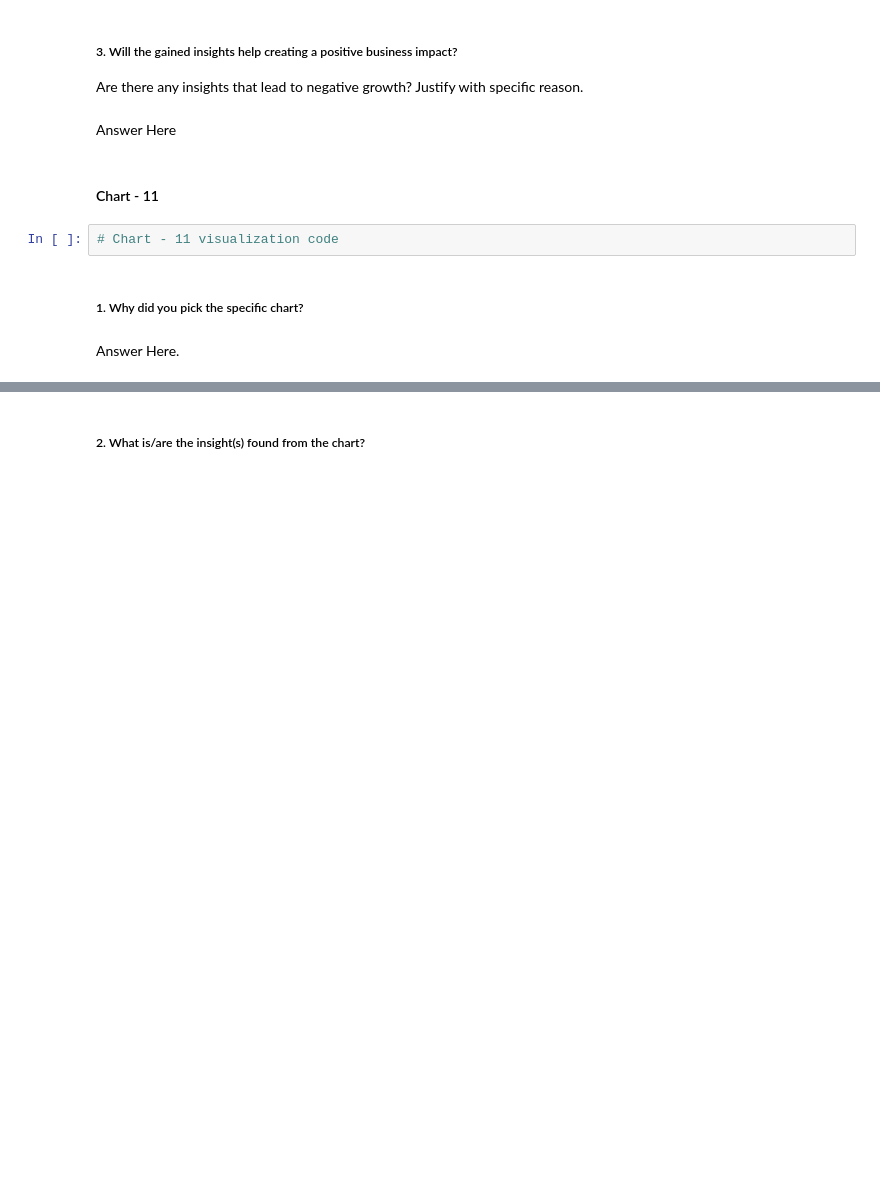
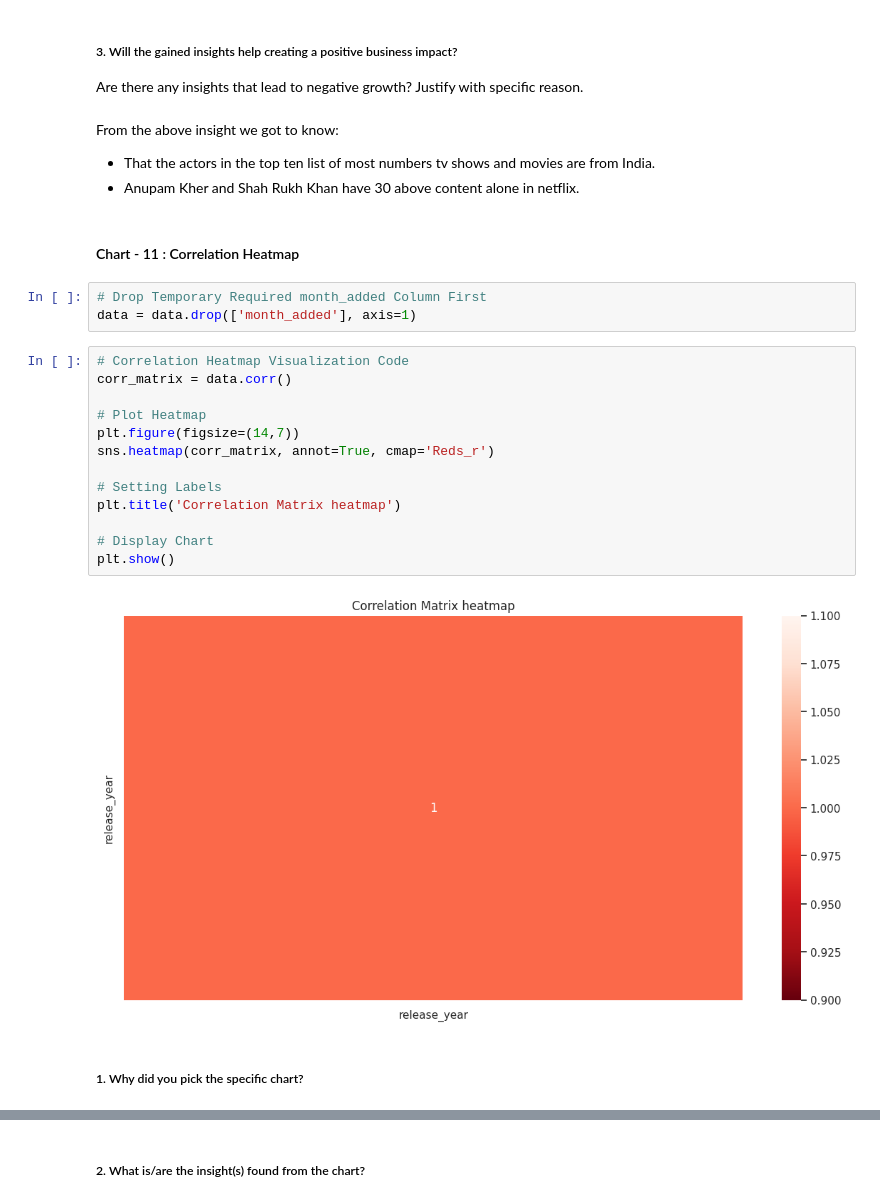
Before and after one commit to Apaulgithub/Netflix_Movies_And_TV_Shows_Clustering, a Jupyter notebook: Netflix_Movies_And_TV_Shows_Clustering_(Unsupervised_ML).ipynb, the cells around one changed output, grey strips where cells are left out. Cells and saved outputs as stored; diff of their text form; blank space fills up the shorter version.

```diff
--- a/Netflix_Movies_And_TV_Shows_Clustering_(Unsupervised_ML).ipynb
+++ b/Netflix_Movies_And_TV_Shows_Clustering_(Unsupervised_ML).ipynb
@@ -780,13 +802,29 @@ Answer Here
 # %% [markdown]
 ##### 3. Will the gained insights help creating a positive business impact?
 Are there any insights that lead to negative growth? Justify with specific reason.
-# %% [markdown]
-Answer Here
+# %% [markdown]
+From the above insight we got to know:
+*  That the actors in the top ten list of most numbers tv shows and movies are from India.
+*  Anupam Kher and Shah Rukh Khan have 30 above content alone in netflix.
 # %% [markdown]
-#### Chart - 11
+#### Chart - 11 : Correlation Heatmap
-# %%
-# Chart - 11 visualization code
+# %%
+# Drop Temporary Required month_added Column First
+data = data.drop(['month_added'], axis=1)
+# %%
+# Correlation Heatmap Visualization Code
+corr_matrix = data.corr()
+
+# Plot Heatmap
+plt.figure(figsize=(14,7))
+sns.heatmap(corr_matrix, annot=True, cmap='Reds_r')
+
+# Setting Labels
+plt.title('Correlation Matrix heatmap')
+
+# Display Chart
+plt.show()
+# %% [output]
+[figure, added]
 # %% [markdown]
 ##### 1. Why did you pick the specific chart?
-# %% [markdown]
-Answer Here.
```
Also changed, not shown: parts of 68 cells of this notebook.
